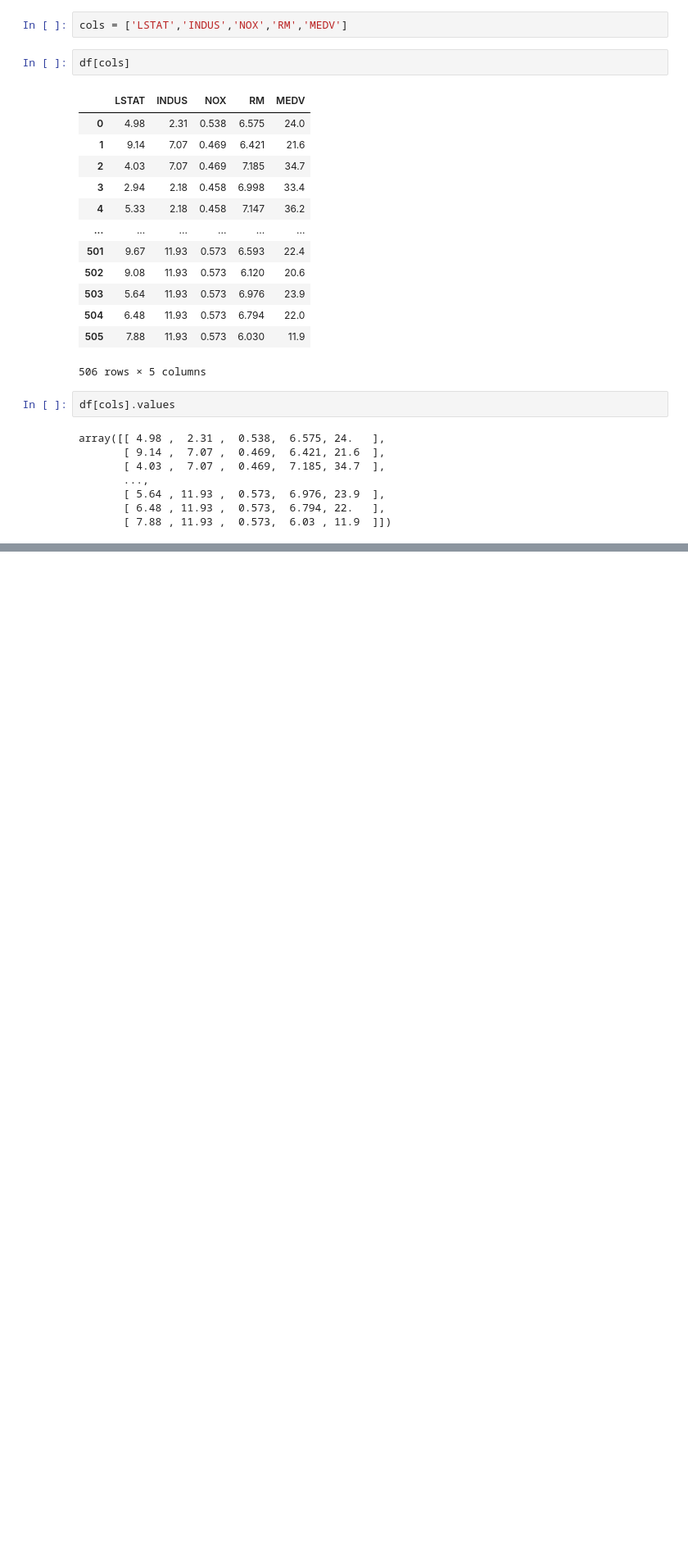
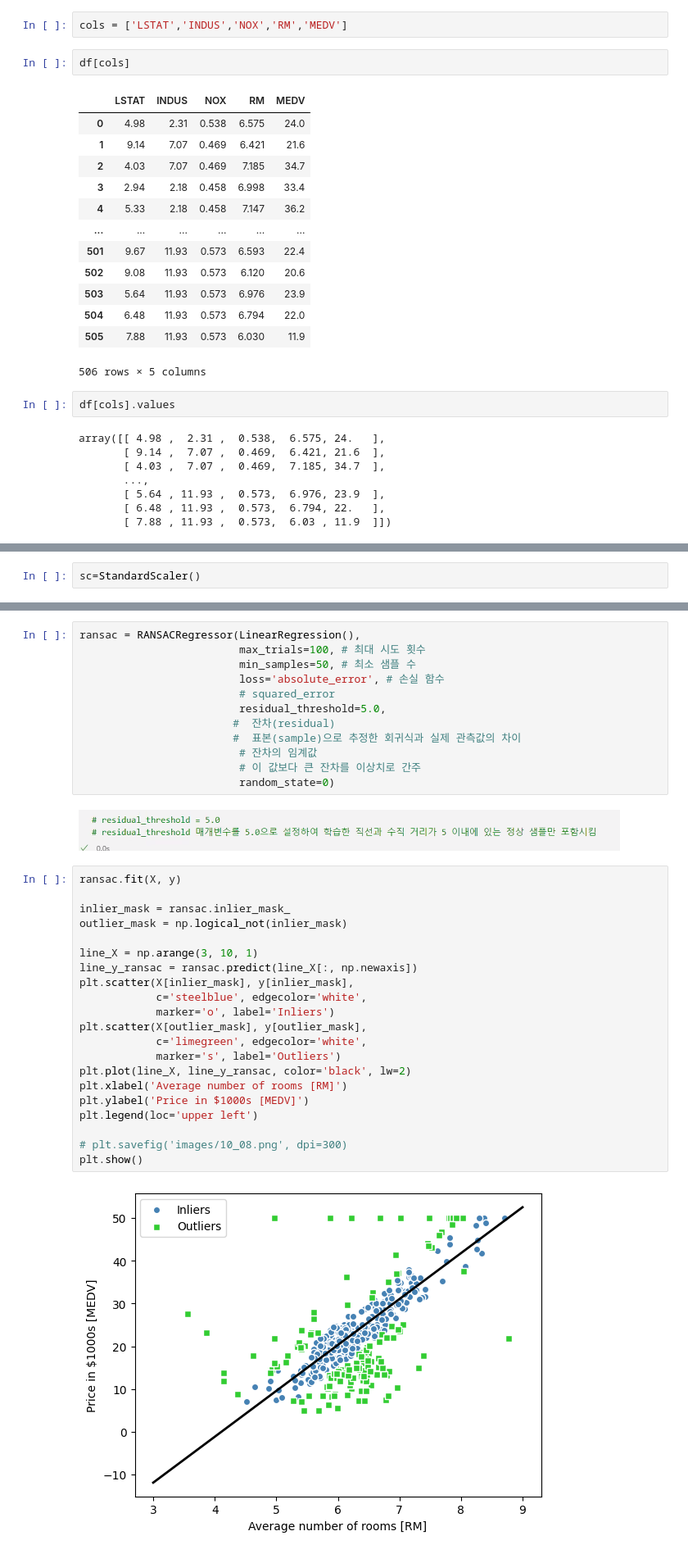
Before and after one commit to coconutkim/MLDL, a Jupyter notebook: 회귀분석_연속적타깃변수예측.ipynb, the cells around one changed output, grey strips where cells are left out. Shown at 82% size. Saved outputs shown, nothing was run; the diff lists cells and outputs as text; blank space fills up the shorter version.

```diff
--- a/회귀분석_연속적타깃변수예측.ipynb
+++ b/회귀분석_연속적타깃변수예측.ipynb
@@ -101,0 +204,2 @@ array([[ 4.98 ,  2.31 ,  0.538,  6.575, 24.   ],
+# %%
+sc=StandardScaler()
@@ -113,0 +376,37 @@ plt.show()
+# %%
+ransac = RANSACRegressor(LinearRegression(),
+                         max_trials=100, # 최대 시도 횟수
+                         min_samples=50, # 최소 샘플 수
+                         loss='absolute_error', # 손실 함수
+                         # squared_error
+                         residual_threshold=5.0,
+                        #  잔차(residual)
+                        #  표본(sample)으로 추정한 회귀식과 실제 관측값의 차이
+                         # 잔차의 임계값
+                         # 이 값보다 큰 잔차를 이상치로 간주
+                         random_state=0)
+# %% [markdown]
+![image.png](attachment:image.png)
+# %%
+ransac.fit(X, y)
+
+inlier_mask = ransac.inlier_mask_
+outlier_mask = np.logical_not(inlier_mask)
+
+line_X = np.arange(3, 10, 1)
+line_y_ransac = ransac.predict(line_X[:, np.newaxis])
+plt.scatter(X[inlier_mask], y[inlier_mask],
+            c='steelblue', edgecolor='white',
+            marker='o', label='Inliers')
+plt.scatter(X[outlier_mask], y[outlier_mask],
+            c='limegreen', edgecolor='white',
+            marker='s', label='Outliers')
+plt.plot(line_X, line_y_ransac, color='black', lw=2)
+plt.xlabel('Average number of rooms [RM]')
+plt.ylabel('Price in $1000s [MEDV]')
+plt.legend(loc='upper left')
+
+# plt.savefig('images/10_08.png', dpi=300)
+plt.show()
+# %% [output]
+[figure, added]
```
Also changed, not shown: parts of 78 cells of this notebook, 4 other files.
